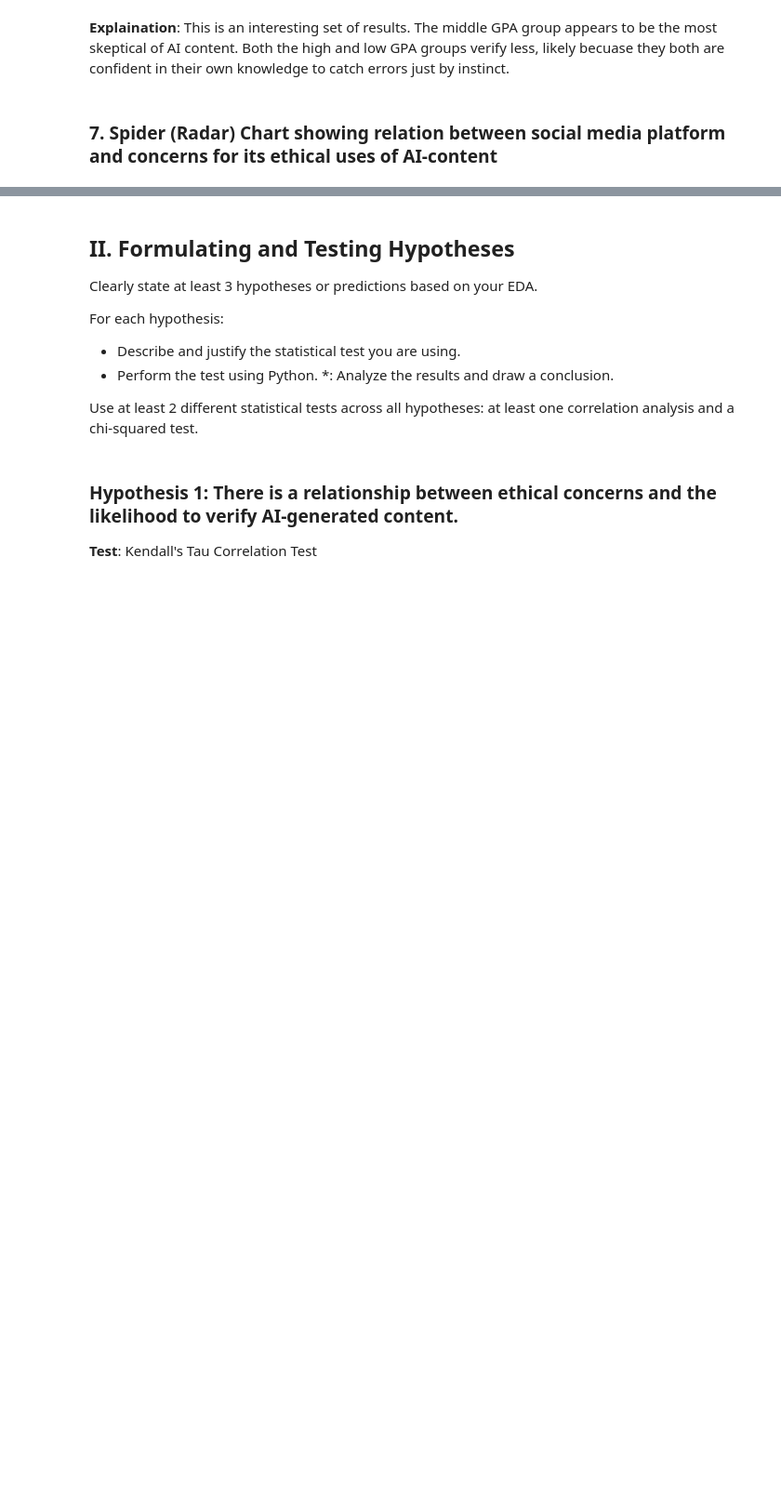
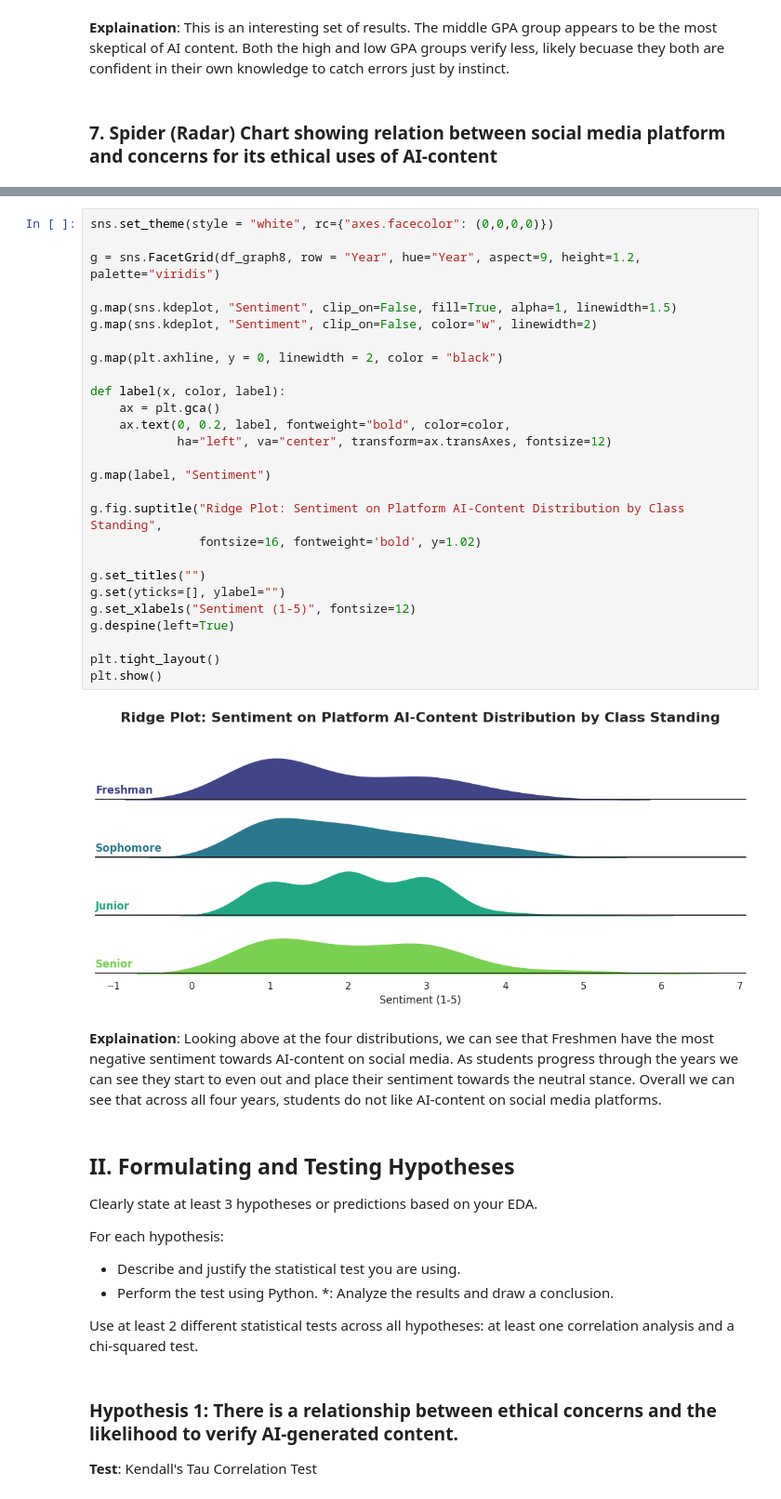
Before and after one commit to darklsor56/CS105-Team11-SP26, a Jupyter notebook: CS105_mini_Project.ipynb, the cells around one changed output, grey strips where cells are left out. Shown at 93% size. Cells and saved outputs as stored; diff of their text form; blank space fills up the shorter version.

Commit message:
Editing graphs 7 and 8.

```diff
--- a/CS105_mini_Project.ipynb
+++ b/CS105_mini_Project.ipynb
@@ -460,3 +490,34 @@ fig.show()
+# %%
+sns.set_theme(style = "white", rc={"axes.facecolor": (0,0,0,0)})
+
+g = sns.FacetGrid(df_graph8, row = "Year", hue="Year", aspect=9, height=1.2, palette="viridis")
+
+g.map(sns.kdeplot, "Sentiment", clip_on=False, fill=True, alpha=1, linewidth=1.5)
+g.map(sns.kdeplot, "Sentiment", clip_on=False, color="w", linewidth=2)
+
+g.map(plt.axhline, y = 0, linewidth = 2, color = "black")
+
+def label(x, color, label):
+    ax = plt.gca()
+    ax.text(0, 0.2, label, fontweight="bold", color=color,
+            ha="left", va="center", transform=ax.transAxes, fontsize=12)
+
+g.map(label, "Sentiment")
+
+g.fig.suptitle("Ridge Plot: Sentiment on Platform AI-Content Distribution by Class Standing",
+               fontsize=16, fontweight='bold', y=1.02)
+
+g.set_titles("")
+g.set(yticks=[], ylabel="")
+g.set_xlabels("Sentiment (1-5)", fontsize=12)
+g.despine(left=True)
+
+plt.tight_layout()
+plt.show()
+# %% [output]
+[figure, added]
+# %% [markdown]
+**Explaination**: Looking above at the four distributions, we can see that Freshmen have the most negative sentiment towards AI-content on social media. As students progress through the years we can see they start to even out and place their sentiment towards the neutral stance. Overall we can see that across all four years, students do not like AI-content on social media platforms.
 # %% [markdown]
 ## **II. Formulating and Testing Hypotheses**
 Clearly state at least 3 hypotheses or predictions based on your EDA.
```
Also changed, not shown: parts of 10 cells of this notebook.
